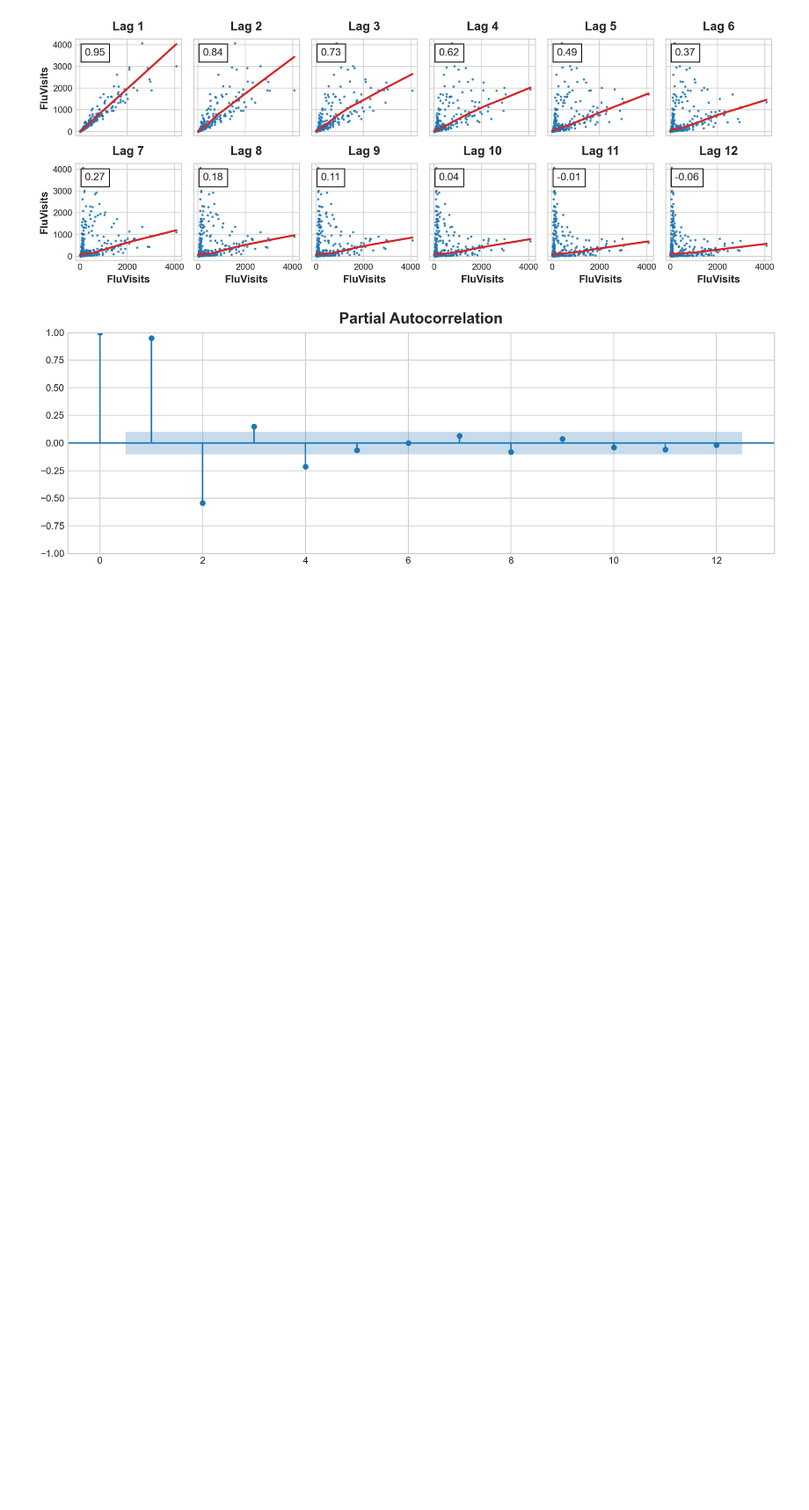
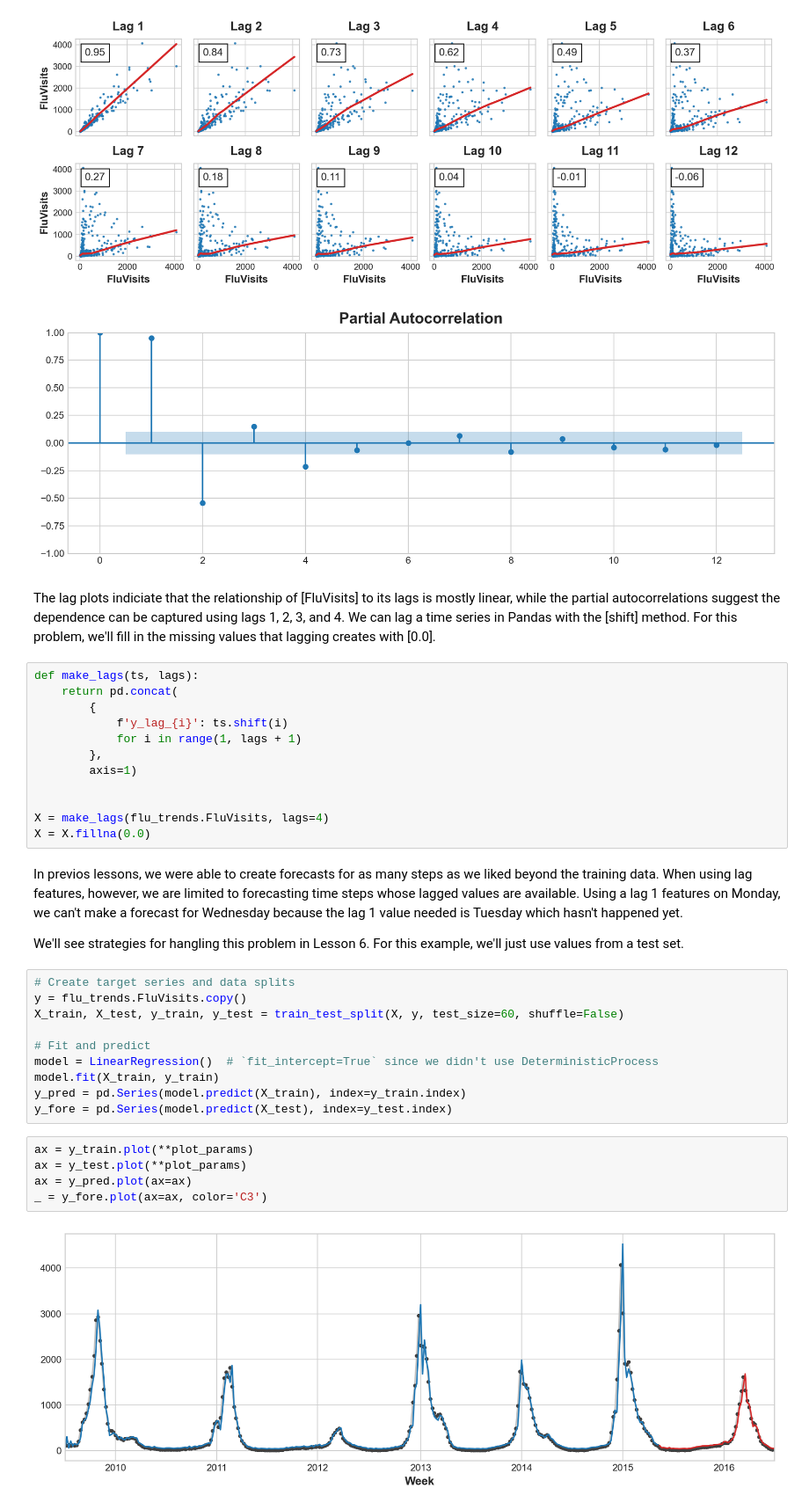
Before and after one commit to rfacey/SelfProjects, a Jupyter notebook: StudyMaterial/Kaggle/TimeSeries/04 Time Series as Features.ipynb, the cells around one changed output. Shown at 88% size. Cells and saved outputs as stored; diff of their text form; blank space fills up the shorter version.

Commit message:
20230202
Finished 04 Time Series as Features (Kaggle study material) and started 05 Hybrid Models.

```diff
--- a/StudyMaterial/Kaggle/TimeSeries/04 Time Series as Features.ipynb
+++ b/StudyMaterial/Kaggle/TimeSeries/04 Time Series as Features.ipynb
@@ -198,3 +198,38 @@ _ = plot_pacf(flu_trends.FluVisits, lags=12)
 # %% [output]
 [figure]
 [figure]
+# %% [markdown]
+The lag plots indiciate that the relationship of [FluVisits] to its lags is mostly linear, while the partial autocorrelations suggest the dependence can be captured using lags 1, 2, 3, and 4. We can lag a time series in Pandas with the [shift] method. For this problem, we'll fill in the missing values that lagging creates with [0.0].
+# %%
+def make_lags(ts, lags):
+    return pd.concat(
+        {
+            f'y_lag_{i}': ts.shift(i)
+            for i in range(1, lags + 1)
+        },
+        axis=1)
+
+
+X = make_lags(flu_trends.FluVisits, lags=4)
+X = X.fillna(0.0)
+# %% [markdown]
+In previos lessons, we were able to create forecasts for as many steps as we liked beyond the training data. When using lag features, however, we are limited to forecasting time steps whose lagged values are available. Using a lag 1 features on Monday, we can't make a forecast for Wednesday because the lag 1 value needed is Tuesday which hasn't happened yet.
+
+We'll see strategies for hangling this problem in Lesson 6. For this example, we'll just use values from a test set.
+# %%
+# Create target series and data splits
+y = flu_trends.FluVisits.copy()
+X_train, X_test, y_train, y_test = train_test_split(X, y, test_size=60, shuffle=False)
+
+# Fit and predict
+model = LinearRegression()  # `fit_intercept=True` since we didn't use DeterministicProcess
+model.fit(X_train, y_train)
+y_pred = pd.Series(model.predict(X_train), index=y_train.index)
+y_fore = pd.Series(model.predict(X_test), index=y_test.index)
+# %%
+ax = y_train.plot(**plot_params)
+ax = y_test.plot(**plot_params)
+ax = y_pred.plot(ax=ax)
+_ = y_fore.plot(ax=ax, color='C3')
+# %% [output]
+[figure, added]
```
Also changed, not shown: parts of 9 cells of this notebook, 1 other file.
